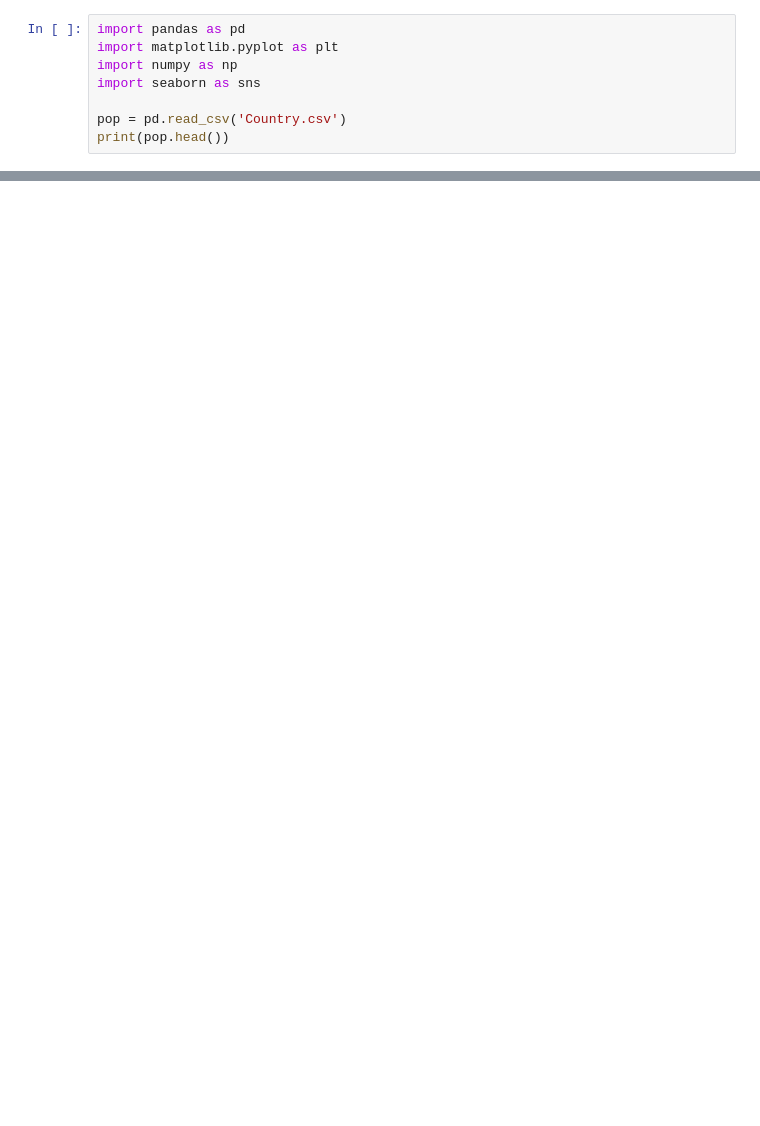
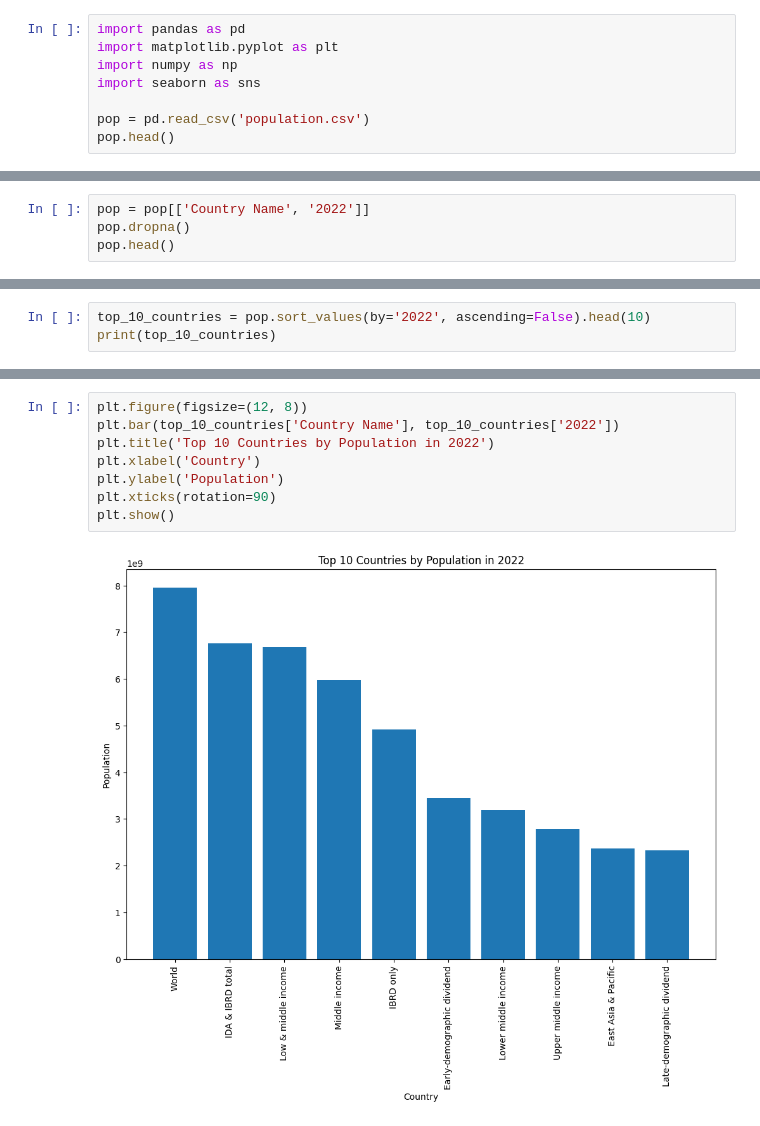
Before and after one commit to maitri0204/Python, a Jupyter notebook: Prodigy/Prodigy_DS_01/code.ipynb, the cells around one changed output, grey strips where cells are left out. Cells and saved outputs as stored; diff of their text form; blank space fills up the shorter version.

```diff
--- a/Prodigy/Prodigy_DS_01/code.ipynb
+++ b/Prodigy/Prodigy_DS_01/code.ipynb
@@ -4,6 +4,6 @@ import matplotlib.pyplot as plt
 import numpy as np
 import seaborn as sns
 
-pop = pd.read_csv('Country.csv')
-print(pop.head())
+pop = pd.read_csv('population.csv')
+pop.head()
 # %% [output]
@@ -55 +52,5 @@ Index(['Country Code', 'Region', 'IncomeGroup', 'SpecialNotes', 'TableName',
       dtype='object')
+# %%
+pop = pop[['Country Name', '2022']]
+pop.dropna()
+pop.head()
@@ -55,0 +64,3 @@ Index(['Country Code', 'Region', 'IncomeGroup', 'SpecialNotes', 'TableName',
+# %%
+top_10_countries = pop.sort_values(by='2022', ascending=False).head(10)
+print(top_10_countries)
@@ -55,0 +79,10 @@ Index(['Country Code', 'Region', 'IncomeGroup', 'SpecialNotes', 'TableName',
+# %%
+plt.figure(figsize=(12, 8))
+plt.bar(top_10_countries['Country Name'], top_10_countries['2022'])
+plt.title('Top 10 Countries by Population in 2022')
+plt.xlabel('Country')
+plt.ylabel('Population')
+plt.xticks(rotation=90)
+plt.show()
+# %% [output]
+[figure, added]
```
Also changed, not shown: parts of 6 cells of this notebook, 9 other files.
